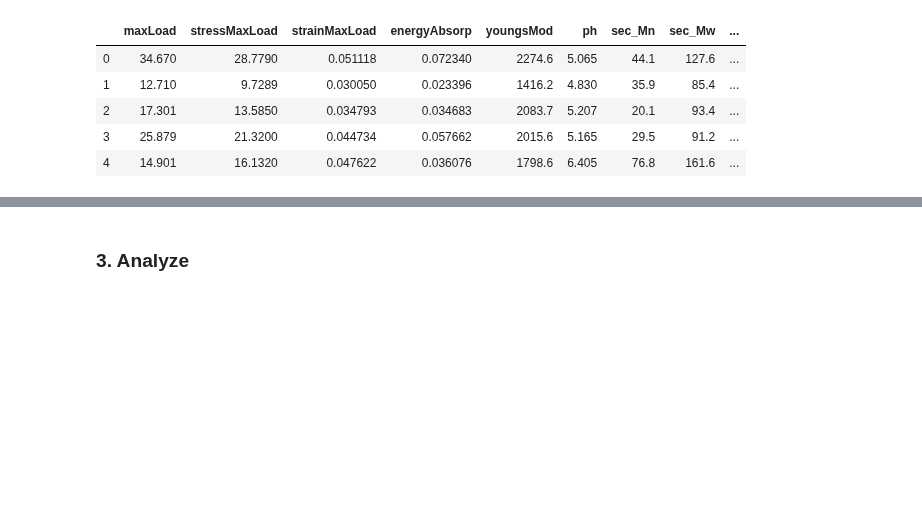
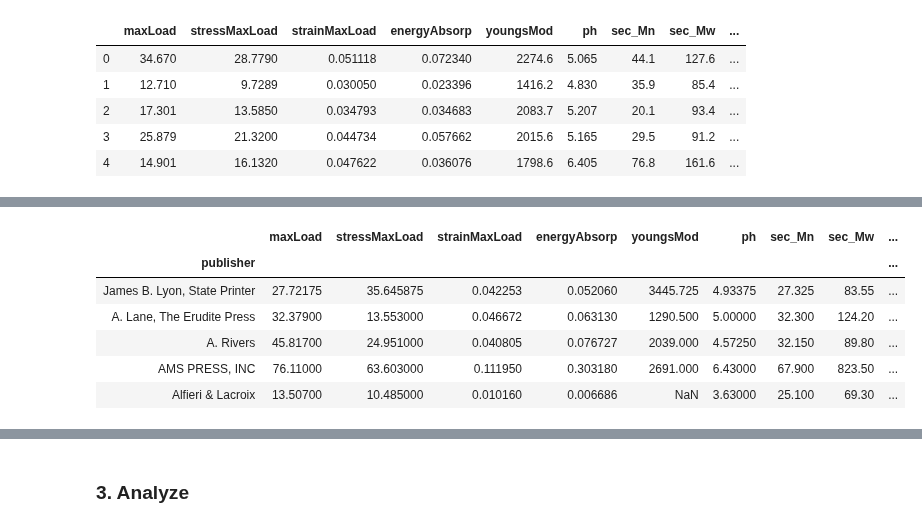
Before and after one commit to hujingc/umsi_loc_anc, a Jupyter notebook: loading_views.ipynb, the cells around one changed output, grey strips where cells are left out. Saved outputs shown, nothing was run; the diff lists cells and outputs as text; code cells hidden in the pictures; blank space fills up the shorter version.

Commit message:
working on publisher data

```diff
--- a/loading_views.ipynb
+++ b/loading_views.ipynb
@@ -174 +174,5 @@ max       10.000000
 Name: doubleFold, dtype: float64
+# %%
+books.publisher = books.publisher.apply(lambda y: np.nan if y=='' else y)
+books=books.astype({'publisher': 'str'})
+books.publisher
@@ -247,0 +261,5 @@ doublefold_cleaned.head()
+# %%
+publisher_cleaned = books[['id', 'publisher']]
+publisher_cleaned.rename(columns={'id':'book_id'}, inplace=True)
+publisher_cleaned['book_id'] = publisher_cleaned['book_id'].astype(str)
+publisher_cleaned.head()
@@ -289,0 +310,12 @@ pca_csv_data = numeric_data.to_csv('numeric_data_for_pca_0225.csv', index = True
+# %%
+# analyses_combined = analyses_combined.astype(float)
+# analyses_combined['book_id'] = analyses_combined['book_id'].astype(str)
+
+#combine analysis and publisher data
+all_combined = analyses_combined.merge(publisher_cleaned, on='book_id', how='left')
+
+
+#drop id columns
+publisher_analysis_data = all_combined.drop(columns=['book_id','sample_id'])
+
+publisher_analysis_data.head()
@@ -289,0 +329,14 @@ pca_csv_data = numeric_data.to_csv('numeric_data_for_pca_0225.csv', index = True
+# %%
+cols = ['maxLoad','stressMaxLoad','strainMaxLoad','energyAbsorp','youngsMod','ph','sec_Mn','sec_Mw','sec_polyDisp','sec_calcMass','sec_massRec']
+publisher_analysis_data[cols] = publisher_analysis_data[cols].apply(pd.to_numeric, errors='coerce', axis=1)
+# %%
+publisher_averages = publisher_analysis_data.groupby('publisher').mean()
+publisher_averages.head()
+# %% [output]
+|  | maxLoad | stressMaxLoad | strainMaxLoad | energyAbsorp | youngsMod | ph | sec_Mn | sec_Mw | ... |
+| publisher |  |  |  |  |  |  |  |  | ... |
+| James B. Lyon, State Printer | 27.72175 | 35.645875 | 0.042253 | 0.052060 | 3445.725 | 4.93375 | 27.325 | 83.55 | ... |
+| A. Lane, The Erudite Press | 32.37900 | 13.553000 | 0.046672 | 0.063130 | 1290.500 | 5.00000 | 32.300 | 124.20 | ... |
+| A. Rivers | 45.81700 | 24.951000 | 0.040805 | 0.076727 | 2039.000 | 4.57250 | 32.150 | 89.80 | ... |
+| AMS PRESS, INC | 76.11000 | 63.603000 | 0.111950 | 0.303180 | 2691.000 | 6.43000 | 67.900 | 823.50 | ... |
+| Alfieri & Lacroix | 13.50700 | 10.485000 | 0.010160 | 0.006686 | NaN | 3.63000 | 25.100 | 69.30 | ... |
```
Also changed, not shown: parts of 21 cells of this notebook, 2 other files.
